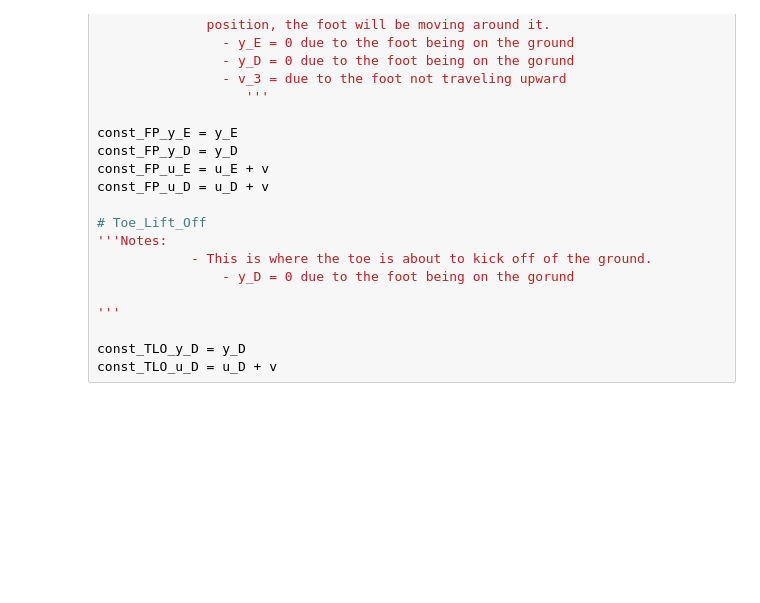
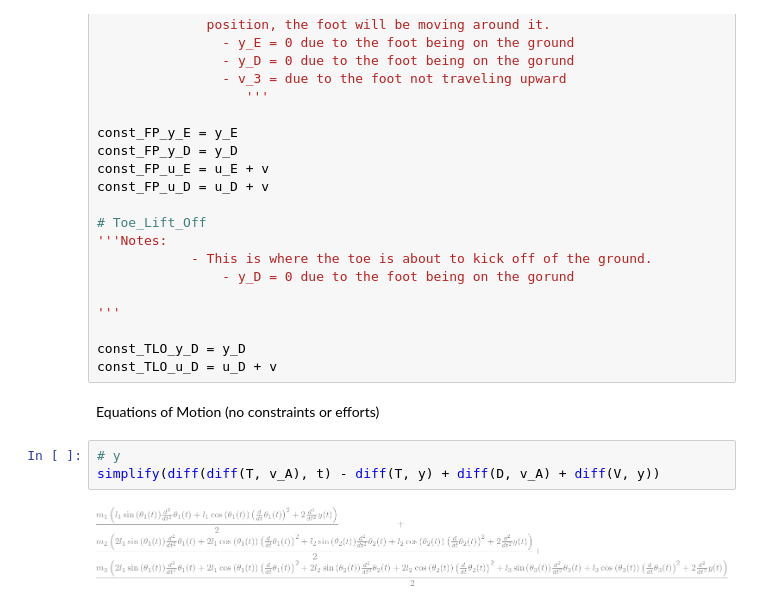
Before and after one commit to yobelabraham/ME469-Group1, a Jupyter notebook: Symbolic Computing/equations.ipynb, the cells around one changed output. Cells and saved outputs as stored; diff of their text form; blank space fills up the shorter version.

Commit message:
add no-effort, no-constraint equations of motion

```diff
--- a/Symbolic Computing/equations.ipynb
+++ b/Symbolic Computing/equations.ipynb
@@ -170,3 +170,10 @@ const_FP_u_D = u_D + v
 
 const_TLO_y_D = y_D
 const_TLO_u_D = u_D + v
+# %% [markdown]
+Equations of Motion (no constraints or efforts)
+# %%
+# y
+simplify(diff(diff(T, v_A), t) - diff(T, y) + diff(D, v_A) + diff(V, y))
+# %% [output]
+[figure, added]
```
Also changed, not shown: parts of 3 cells of this notebook.
